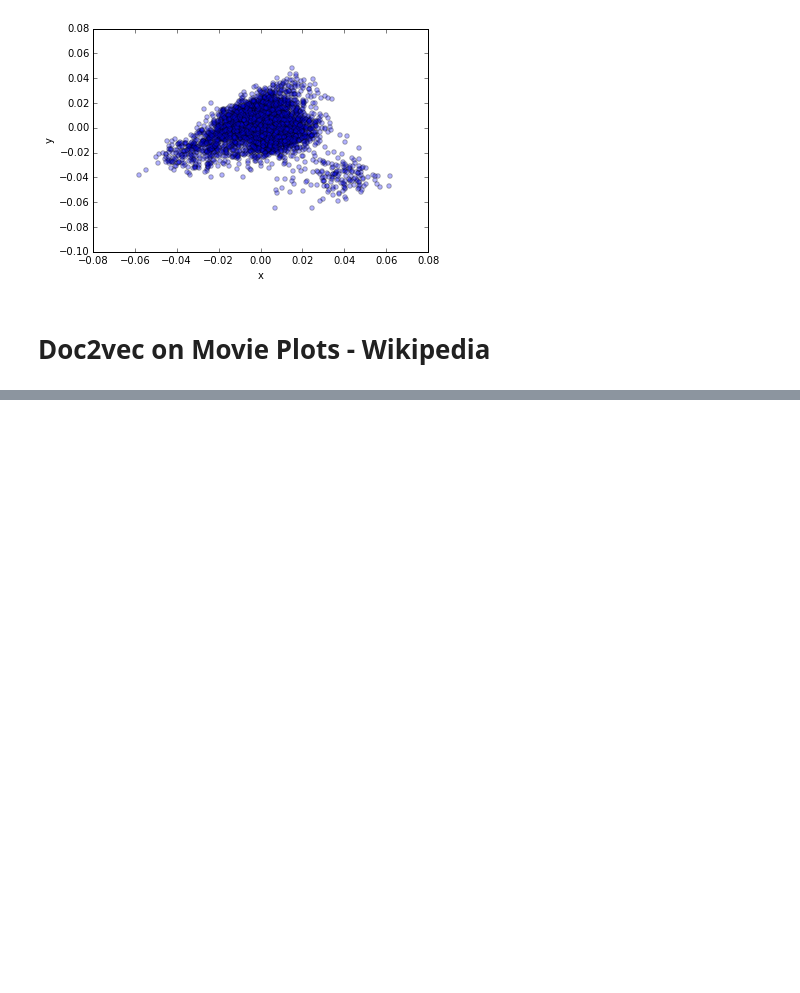
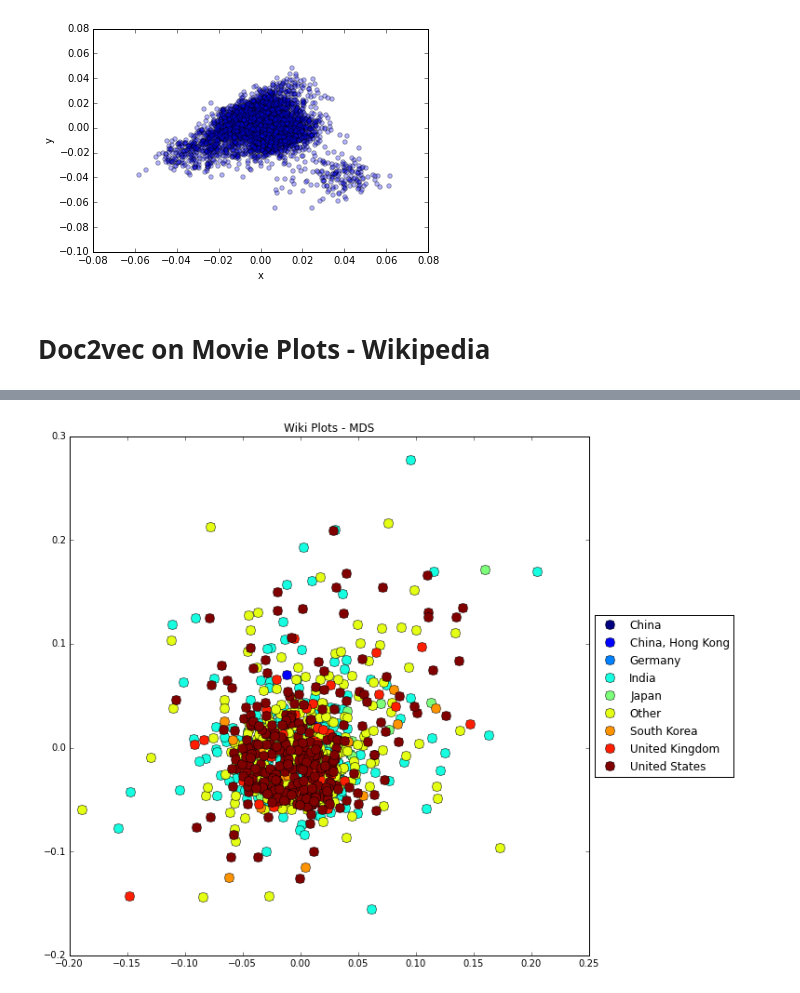
Before and after one commit to soorajmr/moviemeta, a Jupyter notebook: notebooks/doc2vec.ipynb, the cells around one changed output, grey strips where cells are left out. Drawn from its saved outputs; the diff is of its cells as text; code cells hidden in the pictures; blank space fills up the shorter version.

```diff
--- a/notebooks/doc2vec.ipynb
+++ b/notebooks/doc2vec.ipynb
@@ -300,0 +318,6 @@ Wall time: 346 ms
+# %%
+%%time
+wiki_d2v_mds = apply_mds(wiki_vectors)
+plot_2d_scatter(wiki_d2v_mds, None, country_vector, "Wiki Plots - MDS")
+# %% [output]
+[figure, added]
```
Also changed, not shown: parts of 20 cells of this notebook.
